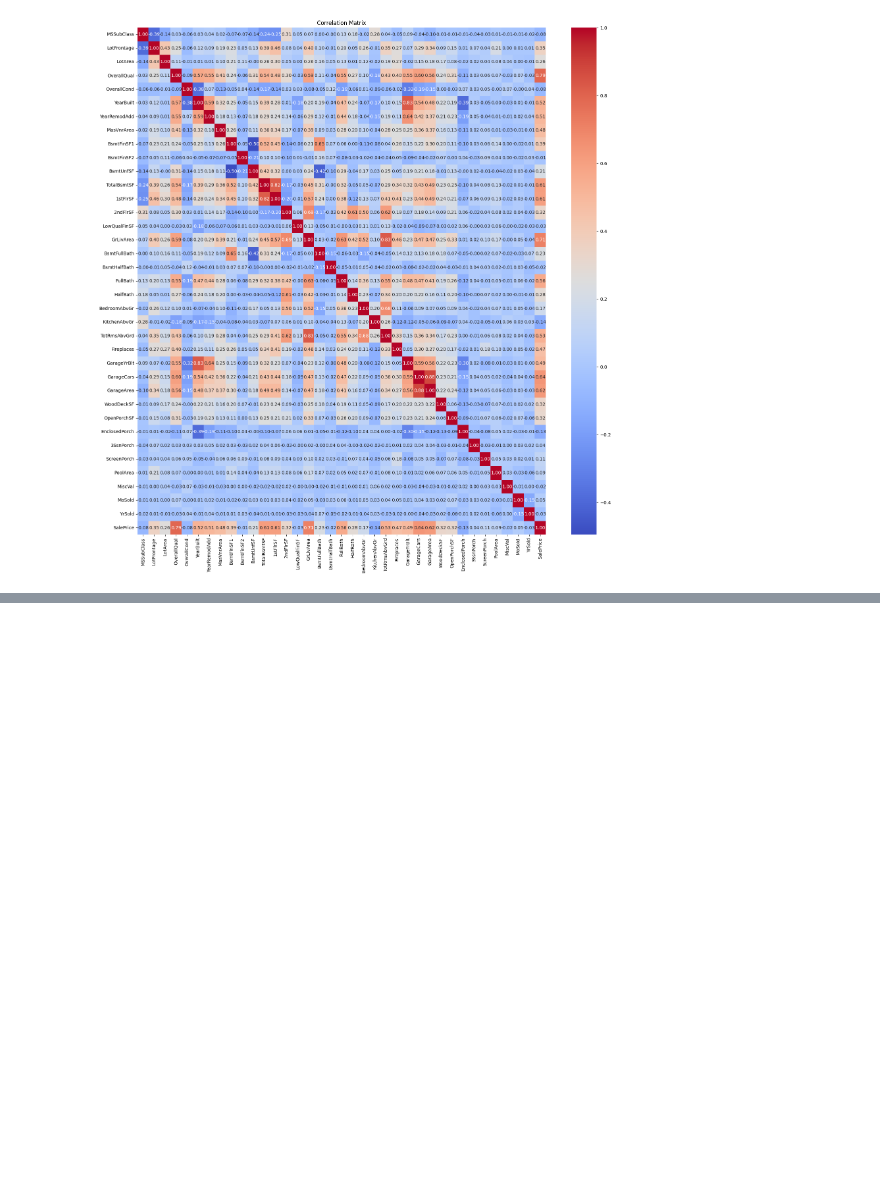
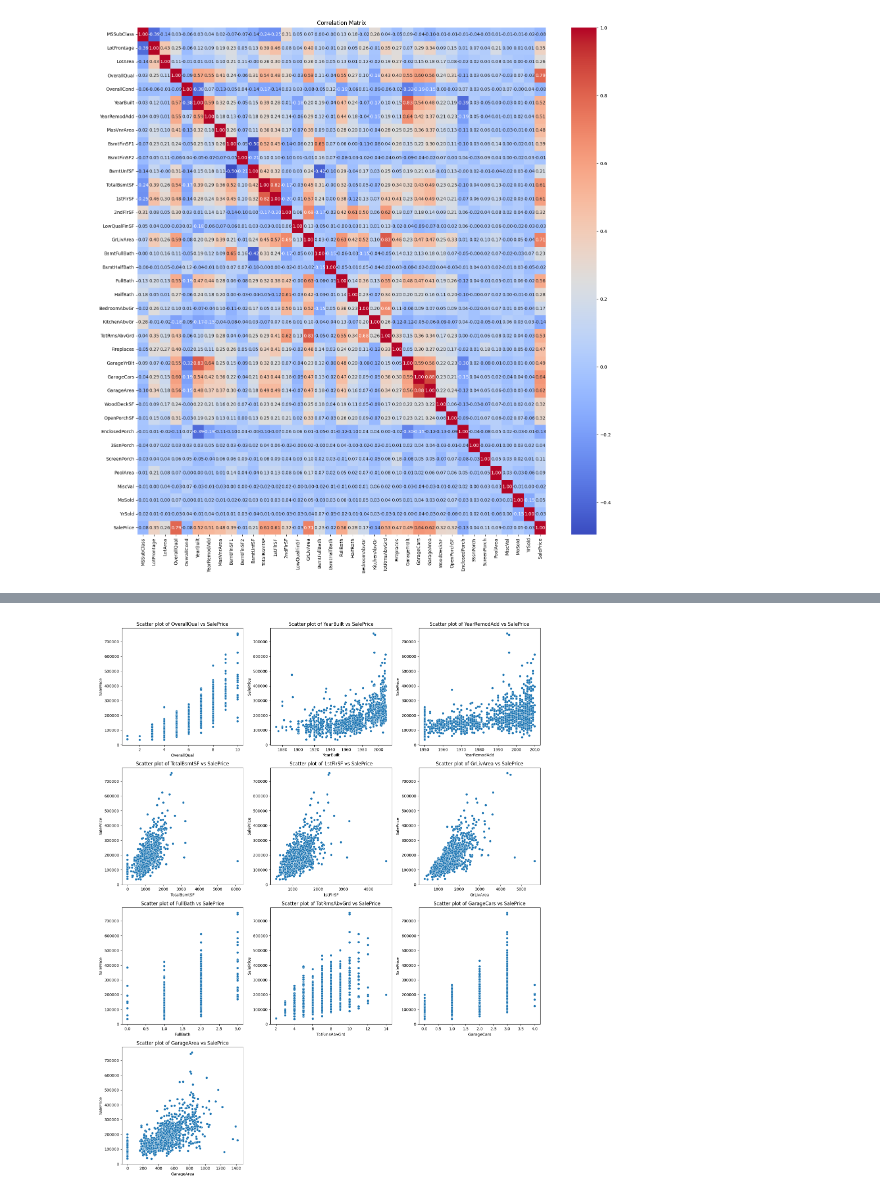
Before and after one commit to MrBinit/Advanced_california_housing_regression, a Jupyter notebook: housingpredication.ipynb, the cells around one changed output, grey strips where cells are left out. Drawn from its saved outputs; the diff is of its cells as text; code cells hidden in the pictures; blank space fills up the shorter version.

```diff
--- a/housingpredication.ipynb
+++ b/housingpredication.ipynb
@@ -268,0 +253,24 @@ plt.show()
+# %%
+
+
+# Selecting the numerical columns and 'SalePrice'
+selected_data = df[selected_features]
+
+# Determine the number of numerical variables
+num_numerical_vars = len(selected_data.columns) - 1  # Excluding 'SalePrice'
+
+# Determine the number of subplot rows and columns
+num_subplot_rows = (num_numerical_vars - 1) // 3 + 1
+num_subplot_cols = min(num_numerical_vars, 3)
+
+# Plotting scatter plots for each numerical variable against 'SalePrice'
+plt.figure(figsize=(16, 5 * num_subplot_rows))
+for i, column in enumerate(selected_data.columns[:-1]):
+    plt.subplot(num_subplot_rows, num_subplot_cols, i + 1)  # Creating subplots
+    sns.scatterplot(x=column, y='SalePrice', data=selected_data)
+    plt.title(f'Scatter plot of {column} vs SalePrice')
+
+plt.tight_layout()
+plt.show()
+# %% [output]
+[figure, added]
```
Also changed, not shown: parts of 12 cells of this notebook.
